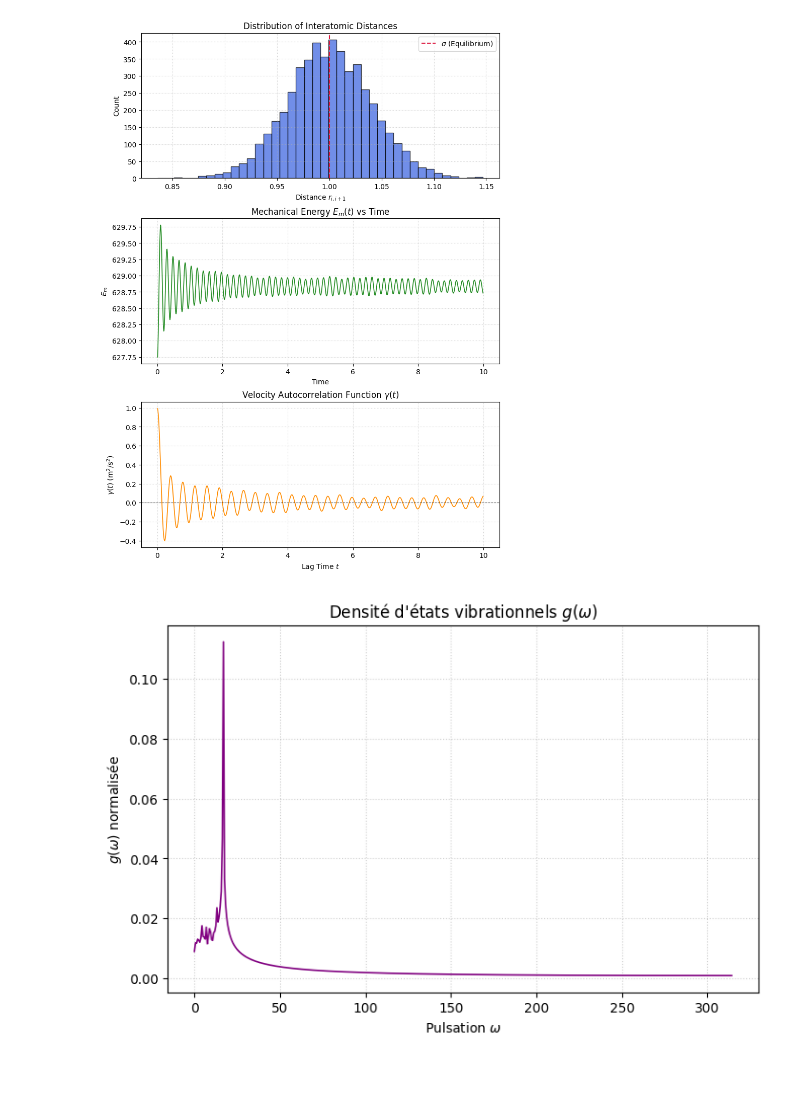
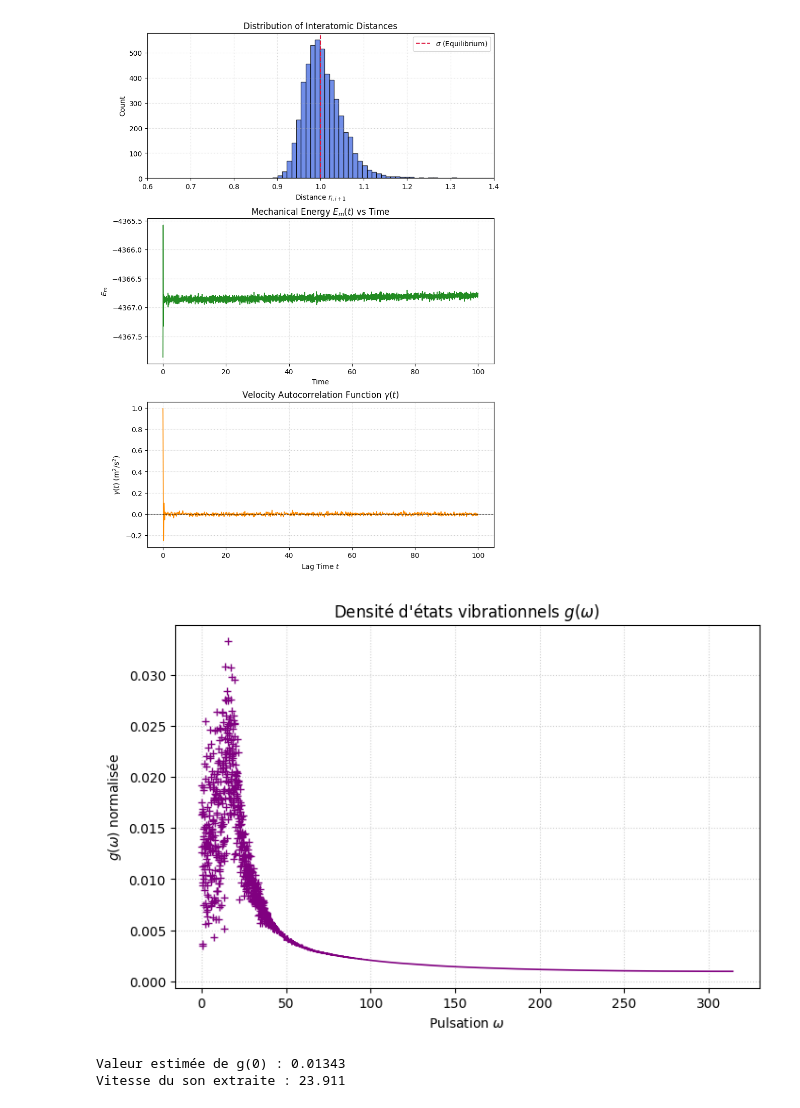
Before and after one commit to erwannqm/Dynamique_Moleculaire, a Jupyter notebook: dynamique_moleculaire.ipynb, the cells around one changed output. Drawn from its saved outputs; the diff is of its cells as text; code cells hidden in the pictures; blank space fills up the shorter version.

```diff
--- a/dynamique_moleculaire.ipynb
+++ b/dynamique_moleculaire.ipynb
@@ -28,14 +92,5 @@ E = []                  # liste contenant toutes les énergies mécaniques au co
 # %%
 # FONCTIONS
-
-def calcul_accelerations(A, X, k, m, sigma):
-    '''On fait le calcul à partir du bilan des forces sur la chaîne d'atomes.'''
-    A[0] = k/m * (X[1] - X[0] - sigma)              # a_0 = k/m * (x_1 - x_0 - sigma)
-    A[1:-1] = k/m * (X[2:] - 2*X[1:-1] + X[:-2])    # a_i = k/m * (x_(i+1) - 2x_i + x_(i-1))
-    A[-1] = k/m * (X[-2] - X[-1] + sigma)           # a_(N-1) = k/m * (x_(N-2) - x_(N-1) + sigma)
-
-    return A
-
 
 # ALGORITHME DE VERLET VITESSE
 def verlet_vitesse(C, dt, k, m, sigma):
@@ -43,21 +98,14 @@ def verlet_vitesse(C, dt, k, m, sigma):
     X, V, A = C[1], C[2], C[3]
     V_ij = V + A * dt/2
     X_n = X + V_ij * dt
-    A_n = calcul_accelerations(np.zeros(n), X_n, k, m, sigma)
+    #A_n = calcul_accelerations(X_n, k, m, sigma)  # version harmonique
+    A_n = calcul_accelerations(X_n, m, sigma)       # version anharmonique
     V_n = V_ij + A_n * dt/2
 
     # Matrice d'état à t + dt
     C_n = np.stack((N, X_n, V_n, A_n))
 
     return C_n
-
-
-def E_m(C):
-    X, V = C[1], C[2]
-    E_c = 1/2 * m * np.sum(V**2)
-    # E_p = epsilon*(((sigma/V_n)**12) - 2*(sigma/V_n)**6) => potentiel de Lennard-Jones on le mettra parès
-    E_p = 1/2 * k * np.sum((X[1:] - X[:-1] - sigma)**2)
-    return E_c + E_p
 
 
 def temperature_microcanonique(n, m, kB, V):
@@ -90,12 +138,13 @@ def densite_etats(gamma):
 N = np.arange(n)                                        # tableau index
 X = np.arange(0,L,sigma)                                # positions des particules
 V = np.random.normal(loc=0, scale=v_moy, size=n)        # vitesse des particules
-A = calcul_accelerations(np.zeros(n), X, k, m, sigma)   # accélération des particules
+V = V - np.mean(V)                                      # annule la vitesse du centre de masse
+
+#A = calcul_accelerations(X, k, m, sigma)   # accélération des particules version harmonique
+A = calcul_accelerations(X, m, sigma)   # accélération des particules version anharmonique
 
 # Matrice d'état initiale
 C_0 = np.stack((N,X,V,A))
-C.append(C_0)
-E.append(E_m(C_0))
 # %%
 # On fait tourner l'algorithme sur n_step itérations
 C = [C_0]
@@ -129,41 +178,45 @@ for i in range(len(X_n)-1):
 t_plot = np.array(t[1:])
 fig, axes = plt.subplots(3, 1, figsize=(8, 11), constrained_layout=True)
 
-axes[0].hist(np.array(a), bins=40, color="royalblue", edgecolor="black", alpha=0.75)
+axes[0].hist(np.array(a), bins=400, color="royalblue", edgecolor="black", alpha=0.75)
 axes[0].axvline(sigma, color="crimson", linestyle="--", linewidth=1.5, label=r"$\sigma$ (Equilibrium)")
 axes[0].set_title("Distribution of Interatomic Distances", fontsize=12)
 axes[0].set_xlabel(r"Distance $r_{i,i+1}$")
 axes[0].set_ylabel("Count")
+axes[0].set_xlim(0.6,1.4)
 axes[0].legend(loc="upper right")
 axes[0].grid(True, linestyle=":", alpha=0.6)
 
 # 2. Total Mechanical Energy Evolution
 axes[1].plot(t_plot, E[1:], color="forestgreen", linewidth=1.2)
 axes[1].set_title(r"Mechanical Energy $E_m(t)$ vs Time", fontsize=12)
 axes[1].set_xlabel("Time")
 axes[1].set_ylabel(r"$E_m$")
 axes[1].grid(True, linestyle=":", alpha=0.6)
 
 # 3. Velocity Autocorrelation Function (VACF)
 axes[2].plot(t_plot, Autocorr_list[1:]/Autocorr_list[0], color="darkorange", linewidth=1.2)
 axes[2].axhline(0, color="black", linestyle="--", linewidth=0.8, alpha=0.7)
 axes[2].set_title(r"Velocity Autocorrelation Function $\gamma(t)$", fontsize=12)
 axes[2].set_xlabel("Lag Time $t$")
 axes[2].set_ylabel(r"$\gamma(t)$ (m$^2$/s$^2$)")
 axes[2].grid(True, linestyle=":", alpha=0.6)
 
 plt.show()
 
 
 omega, g_omega = densite_etats(Autocorr_list)
 plt.figure(figsize=(8,5))
-plt.plot(omega, g_omega, color="purple", linewidth=1.2)
+plt.plot(omega[:600], g_omega[:600], color="purple", marker='+', linestyle='None')
+plt.plot(omega[600:], g_omega[600:], color="purple", linewidth=1.2)
 plt.title(r"Densité d'états vibrationnels $g(\omega)$", fontsize=12)
 plt.xlabel(r"Pulsation $\omega$")
 plt.ylabel(r"$g(\omega)$ normalisée")
+#plt.xlim(0, 100)
+#plt.ylim(0,0.05)
 plt.grid(True, linestyle=":", alpha=0.6)
 
 plt.show()
 # %% [output]
-[figure, old version]
+[figure, new version]
-[figure, old version]
+[figure, new version]
@@ -191,0 +223,12 @@ E = []                  # liste contenant toutes les énergies mécaniques au co
+# %%
+g_0 = np.mean(g_omega[(omega > 0.5) & (omega < 5.0)])   # on calcule g(0) en faisant une moyenne sur plusieurs valeurs avec omega -> 0 (plateau)
+print(f"Valeur estimée de g(0) : {g_0:.5f}")
+
+# On utilise la formule v_son = a / (pi * g(0))
+a_mean = np.mean(a)
+v_son = a_mean / (np.pi * g_0)
+
+print(f"Vitesse du son extraite : {v_son:.3f}")
+# %% [output]
+Valeur estimée de g(0) : 0.01343
+Vitesse du son extraite : 23.911
```
Also changed, not shown: parts of 6 cells of this notebook.
